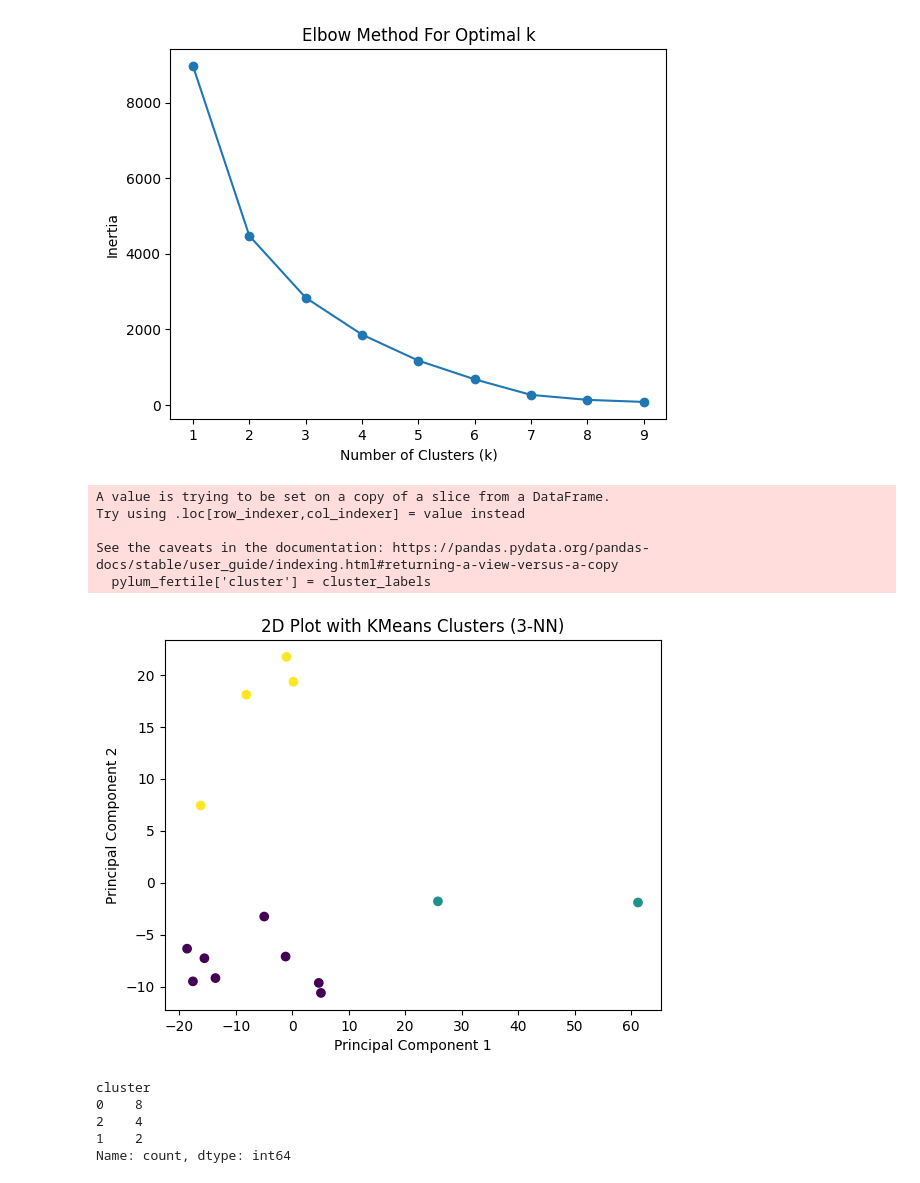
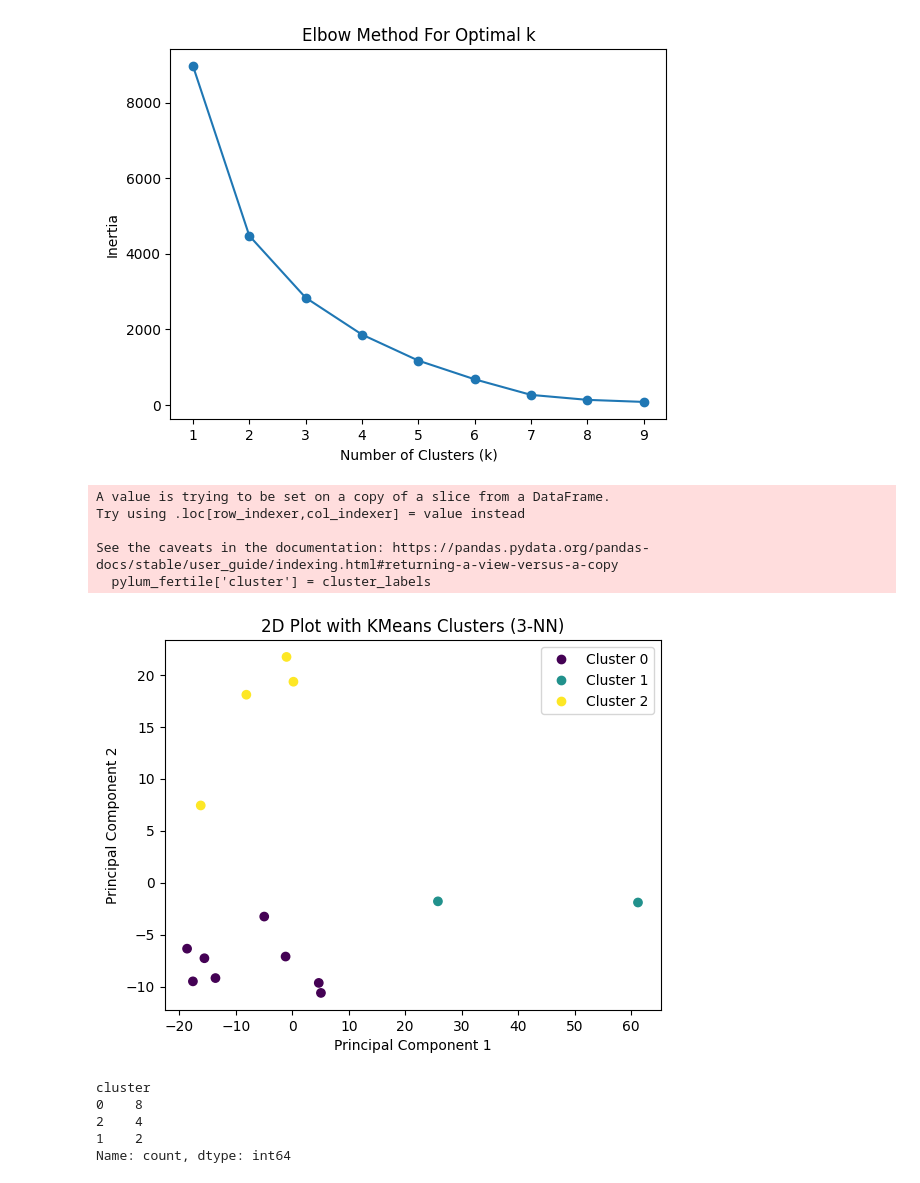
Before and after one commit to alexandraglz/BitsxlaMarato_fertilitat, a Jupyter notebook: analysis/pylum_clusters.ipynb, the cells around one changed output. Drawn from its saved outputs; the diff is of its cells as text; code cells hidden in the pictures.

```diff
--- a/analysis/pylum_clusters.ipynb
+++ b/analysis/pylum_clusters.ipynb
@@ -164,24 +165,26 @@ plt.show()
 # %%
 # Fit KMeans clustering on the features
 kmeans = KMeans(n_clusters=3, random_state=42)
 cluster_labels = kmeans.fit_predict(features_pca)
 
 # Add the cluster labels to the DataFrame
 pylum_fertile['cluster'] = cluster_labels
 
 # Plot the 2D data with different colors for each cluster
-plt.scatter(features_pca[:, 0], features_pca[:, 1], c=cluster_labels, cmap='viridis', label='Clusters')
+scatter = plt.scatter(features_pca[:, 0], features_pca[:, 1], c=cluster_labels, cmap='viridis', label='Clusters')
 plt.title('2D Plot with KMeans Clusters (3-NN)')
 plt.xlabel('Principal Component 1')
 plt.ylabel('Principal Component 2')
+plt.legend(handles=scatter.legend_elements()[0],
+           labels=['Cluster 0', 'Cluster 1', 'Cluster 2'])
 plt.show()
 # %% [output]
 A value is trying to be set on a copy of a slice from a DataFrame.
 Try using .loc[row_indexer,col_indexer] = value instead
 
 See the caveats in the documentation: https://pandas.pydata.org/pandas-docs/stable/user_guide/indexing.html#returning-a-view-versus-a-copy
   pylum_fertile['cluster'] = cluster_labels
-[figure, old version]
+[figure, new version]
 # %%
 # see how many samples are in each cluster
 pylum_fertile['cluster'].value_counts()
```
Also changed, not shown: parts of 11 cells of this notebook, 2 other files.
